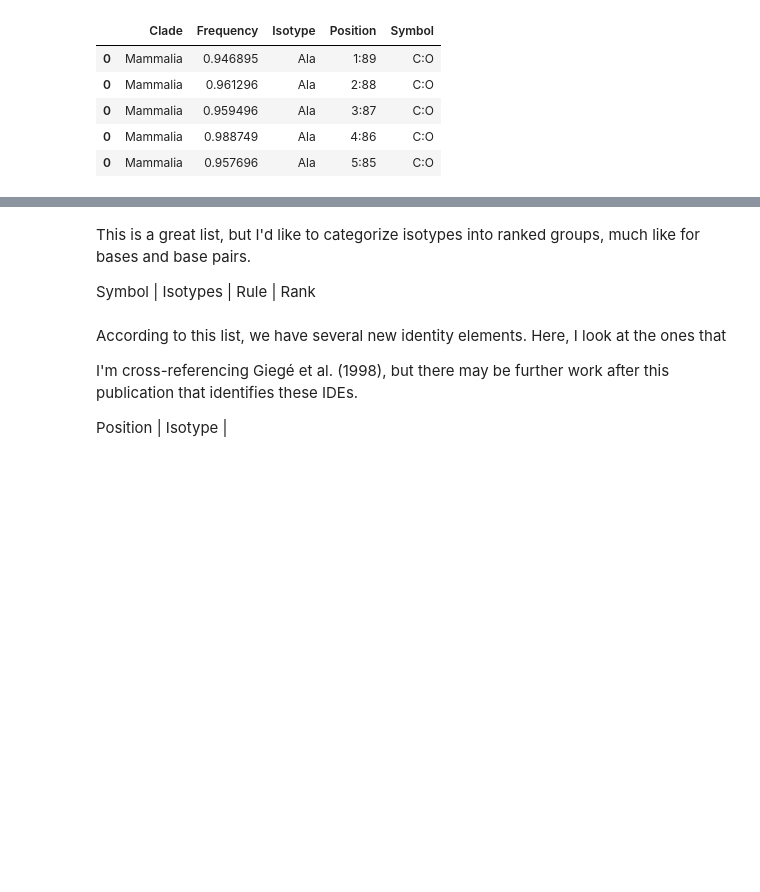
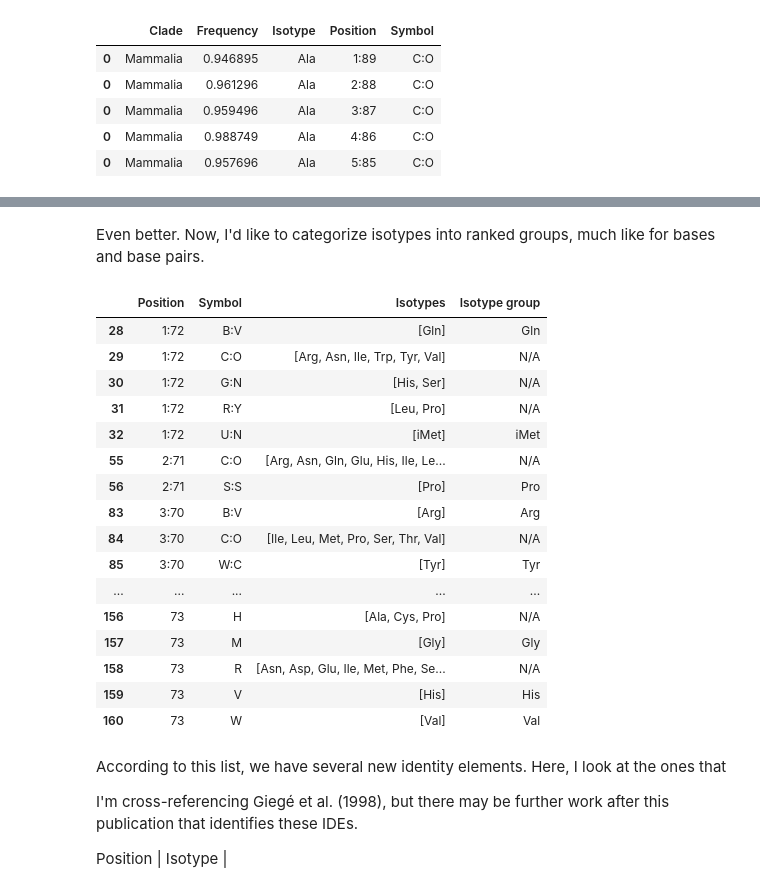
Before and after one commit to bylin/euk-features, a Jupyter notebook: notebooks/euk-isotypes.ipynb, the cells around one changed output, grey strips where cells are left out. Drawn from its saved outputs; the diff is of its cells as text; code cells hidden in the pictures; blank space fills up the shorter version.

```diff
--- a/notebooks/euk-isotypes.ipynb
+++ b/notebooks/euk-isotypes.ipynb
@@ -65,0 +112,13 @@ key_ides
+# %%
+# Aggregate isotypes
+key_ides = identities.ix[identities.Frequency >= 0.98].groupby(["Position", "Symbol"])
+key_ides = key_ides.apply(lambda x: list(x.Isotype)).reset_index()
+key_ides.columns = ['Position', "Symbol", "Isotypes"]
+
+# Sort by position
+df = pd.DataFrame()
+for position in sorted(set(key_ides['Position']), key=lambda x: int(x.split(':')[0]) if 'V' not in x else 45):
+  df = pd.concat([df, key_ides[key_ides.Position == position]])
+
+key_ides = df
+key_ides
@@ -66,6 +143,2 @@ key_ides
 # %% [markdown]
-This is a great list, but I'd like to categorize isotypes into ranked groups, much like for bases and base pairs.
-
-
-
-Symbol  |  Isotypes  | Rule   | Rank
+Even better. Now, I'd like to categorize isotypes into ranked groups, much like for bases and base pairs.
@@ -74,3 +145,41 @@ key_ides[key_ides.Position == ""]
+# %%
+def resolve_isotype_group(isotypes):
+  amino_acids = set(['Ala', 'Arg', 'Asn', 'Asp', 'Cys', 'Gln', 'Glu', 'Gly', 'His', 'Ile', 'iMet', 'Leu', 'Lys', 'Met', 'Phe', 'Pro', 'Ser', 'Thr', 'Trp', 'Tyr', 'Val'])
+  combos = {'Type I': amino_acids - set(['Leu', 'Ser', 'Tyr']),
+            'Type II': set(['Leu', 'Ser', 'Tyr']),
+            'Synthetase class I': set(['Arg', 'Cys', 'Glu', 'Gln', 'Ile', 'iMet', 'Leu', 'Met', 'Trp', 'Tyr', 'Val']),
+            'Synthetase class II': amino_acids - set(['Arg', 'Cys', 'Glu', 'Gln', 'Ile', 'iMet', 'Leu', 'Met', 'Trp', 'Tyr', 'Val']),
+            'Methionine': set(['Met', 'iMet'])
+           }
+  if len(isotypes) == 1: return isotypes[0]
+  if len(amino_acids - set(isotypes)) == 1: return "Not " + (amino_acids - set(isotypes)).pop()
+  for combo in combos:
+    if set(isotypes) == combos[combo] or (set(isotypes) < combos[combo] and len(set(isotypes)) >= len(combos[combo]) - 1):
+      return combo
+  for combo in combos:
+    if set(isotypes) == amino_acids - combos[combo]:
+      return "Not " + combo
+  return "N/A"
+key_ides['Isotype group'] = [resolve_isotype_group(isotypes) for isotypes in key_ides.Isotypes]
+key_ides
+# %% [output]
+|  | Position | Symbol | Isotypes | Isotype group |
+| 28 | 1:72 | B:V | [Gln] | Gln |
+| 29 | 1:72 | C:O | [Arg, Asn, Ile, Trp, Tyr, Val] | N/A |
+| 30 | 1:72 | G:N | [His, Ser] | N/A |
+| 31 | 1:72 | R:Y | [Leu, Pro] | N/A |
+| 32 | 1:72 | U:N | [iMet] | iMet |
+| 55 | 2:71 | C:O | [Arg, Asn, Gln, Glu, His, Ile, Le... | N/A |
+| 56 | 2:71 | S:S | [Pro] | Pro |
+| 83 | 3:70 | B:V | [Arg] | Arg |
+| 84 | 3:70 | C:O | [Ile, Leu, Met, Pro, Ser, Thr, Val] | N/A |
+| 85 | 3:70 | W:C | [Tyr] | Tyr |
+| ... | ... | ... | ... | ... |
+| 156 | 73 | H | [Ala, Cys, Pro] | N/A |
+| 157 | 73 | M | [Gly] | Gly |
+| 158 | 73 | R | [Asn, Asp, Glu, Ile, Met, Phe, Se... | N/A |
+| 159 | 73 | V | [His] | His |
+| 160 | 73 | W | [Val] | Val |
 # %% [markdown]
 According to this list, we have several new identity elements. Here, I look at the ones that
 
```
Also changed, not shown: parts of 12 cells of this notebook.
